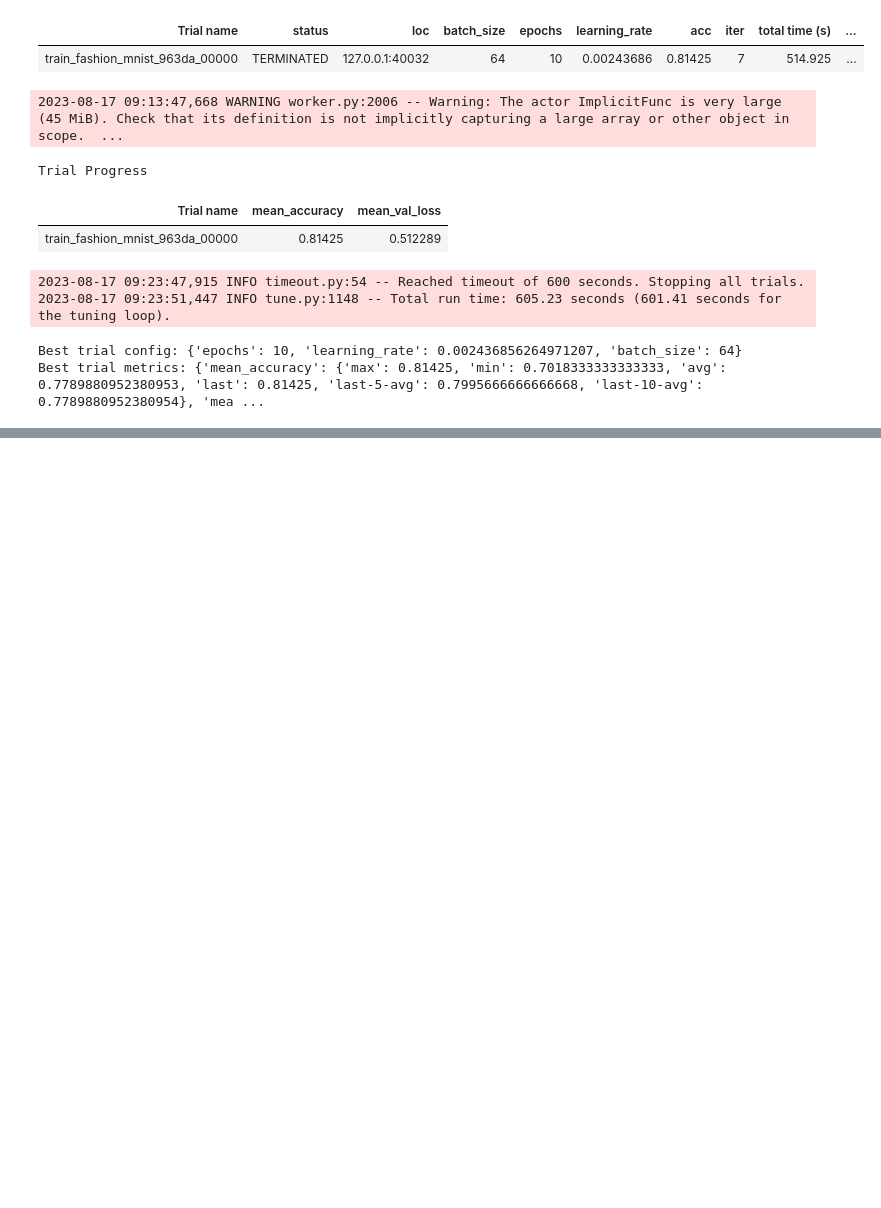
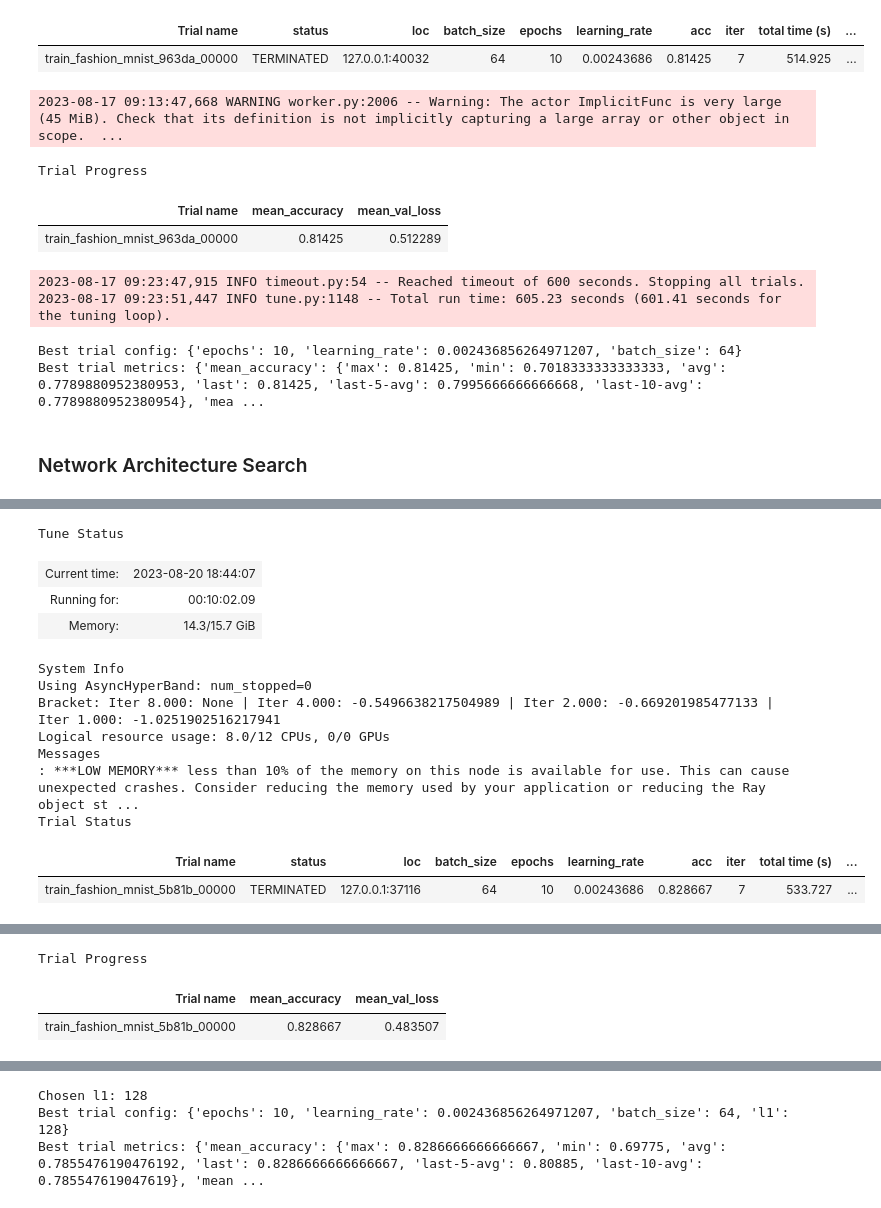
Before and after one commit to LuisaIb/fashion-tuning, a Jupyter notebook: ray_parameter_tuning.ipynb, the cells around one changed output, grey strips where cells are left out. Cells and saved outputs as stored; diff of their text form; code cells hidden in the pictures; blank space fills up the shorter version.

Commit message:
adding experiment with linear tuning

```diff
--- a/ray_parameter_tuning.ipynb
+++ b/ray_parameter_tuning.ipynb
@@ -389,3 +389,29 @@ Trial Progress
 2023-08-17 09:23:51,447 INFO tune.py:1148 -- Total run time: 605.23 seconds (601.41 seconds for the tuning loop).
 Best trial config: {'epochs': 10, 'learning_rate': 0.002436856264971207, 'batch_size': 64}
 Best trial metrics: {'mean_accuracy': {'max': 0.81425, 'min': 0.7018333333333333, 'avg': 0.7789880952380953, 'last': 0.81425, 'last-5-avg': 0.7995666666666668, 'last-10-avg': 0.7789880952380954}, 'mea ...
+# %% [markdown]
+### Network Architecture Search
+# %%
+class FashionCNN2(nn.Module):
+    def __init__(self, l1=128):
+        super(FashionCNN2, self).__init__()
+        self.conv1 = nn.Conv2d(1, 32, 3, padding=1)
+        self.conv2 = nn.Conv2d(32, 64, 3, padding=1)
+        self.pool = nn.MaxPool2d(2, 2)
+        self.fc1 = nn.Linear(64 * 7 * 7, l1)
+        self.fc2 = nn.Linear(l1, 10)
+
+    def forward(self, x):
+        x = self.pool(nn.functional.relu(self.conv1(x)))
+        x = self.pool(nn.functional.relu(self.conv2(x)))
+        x = x.view(-1, 64 * 7 * 7)
+        x = nn.functional.relu(self.fc1(x))
+        x = self.fc2(x)
+        return x
+# %%
+config = {
+    "epochs": tune.choice([5, 10, 15]),
+    "learning_rate": tune.loguniform(1e-4, 1e-2),
+    "batch_size": tune.choice([16, 32, 64, 128]),
+    "l1": tune.sample_from(lambda _: 2**np.random.randint(4, 9)) # Number of units in the hidden Linear layer
+}
@@ -391,0 +475,22 @@ Best trial metrics: {'mean_accuracy': {'max': 0.81425, 'min': 0.7018333333333333
+# %%
+result5 = tune.run(
+    partial(train_fashion_mnist, trainloader=trainloader, valloader=valloader),
+    resources_per_trial={"cpu": 8, "gpu": 0},
+    config=config,
+    storage_path='./tune_runs/',
+    search_alg=BasicVariantGenerator(random_state=40),
+    scheduler=scheduler,
+    time_budget_s=600
+)
+
+best_trial = result5.get_best_trial("mean_val_loss", mode="min")
+best_config = best_trial.config
+chosen_l1 = best_config["l1"]
+
+print("Chosen l1:", chosen_l1)
+
+best_metrics = best_trial.metric_analysis
+
+print("Best trial config:", best_config)
+print("Best trial metrics:", best_metrics)
+# %% [output]
@@ -391,0 +501,13 @@ Best trial metrics: {'mean_accuracy': {'max': 0.81425, 'min': 0.7018333333333333
+Tune Status
+| Current time: | 2023-08-20 18:44:07 |
+| Running for: | 00:10:02.09 |
+| Memory: | 14.3/15.7 GiB |
+System Info
+Using AsyncHyperBand: num_stopped=0
+Bracket: Iter 8.000: None | Iter 4.000: -0.5496638217504989 | Iter 2.000: -0.669201985477133 | Iter 1.000: -1.0251902516217941
+Logical resource usage: 8.0/12 CPUs, 0/0 GPUs
+Messages
+: ***LOW MEMORY*** less than 10% of the memory on this node is available for use. This can cause unexpected crashes. Consider reducing the memory used by your application or reducing the Ray object st ...
+Trial Status
+| Trial name | status | loc | batch_size | epochs | learning_rate | acc | iter | total time (s) | ... |
+| train_fashion_mnist_5b81b_00000 | TERMINATED | 127.0.0.1:37116 | 64 | 10 | 0.00243686 | 0.828667 | 7 | 533.727 | ... |
@@ -391,0 +515,3 @@ Best trial metrics: {'mean_accuracy': {'max': 0.81425, 'min': 0.7018333333333333
+Trial Progress
+| Trial name | mean_accuracy | mean_val_loss |
+| train_fashion_mnist_5b81b_00000 | 0.828667 | 0.483507 |
@@ -391,0 +520,3 @@ Best trial metrics: {'mean_accuracy': {'max': 0.81425, 'min': 0.7018333333333333
+Chosen l1: 128
+Best trial config: {'epochs': 10, 'learning_rate': 0.002436856264971207, 'batch_size': 64, 'l1': 128}
+Best trial metrics: {'mean_accuracy': {'max': 0.8286666666666667, 'min': 0.69775, 'avg': 0.7855476190476192, 'last': 0.8286666666666667, 'last-5-avg': 0.80885, 'last-10-avg': 0.785547619047619}, 'mean ...
```
Also changed, not shown: parts of 2 cells of this notebook.
